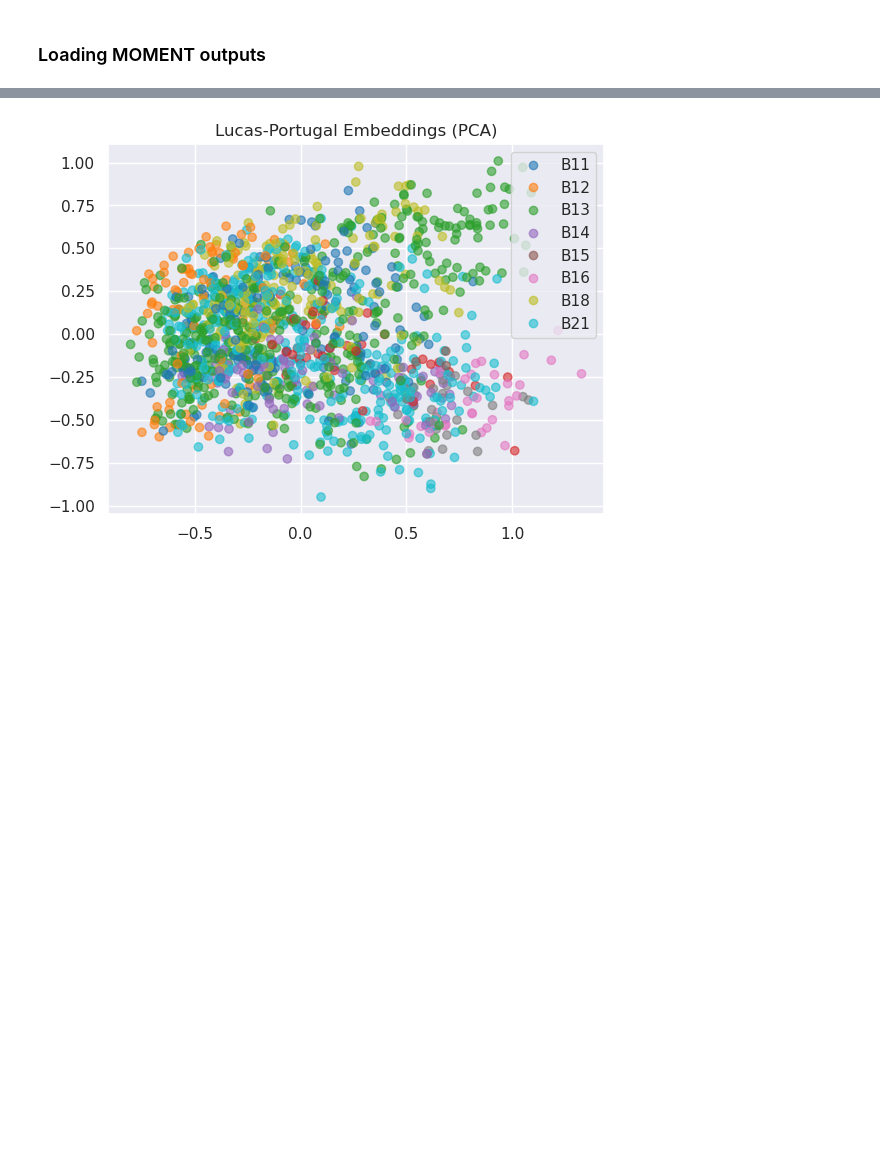
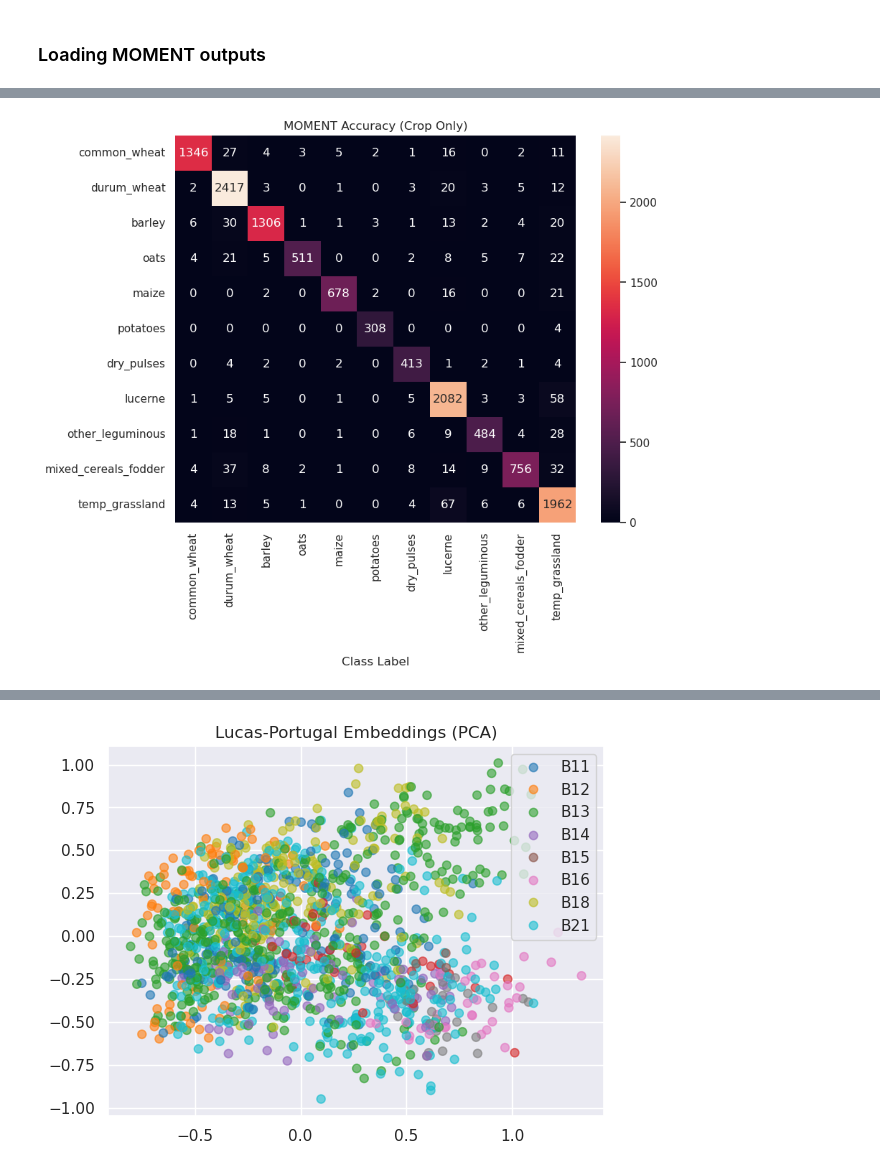
Before and after one commit to adamy03/CropTS, a Jupyter notebook: notebooks/lucas/inference.ipynb, the cells around one changed output, grey strips where cells are left out. Cells and saved outputs as stored; diff of their text form; code cells hidden in the pictures; blank space fills up the shorter version.

```diff
--- a/notebooks/lucas/inference.ipynb
+++ b/notebooks/lucas/inference.ipynb
@@ -97,0 +62,5 @@ np.unique([reverse[x] for x in test_labels], return_counts=True)
+# %%
+results = torch.load('/scratch/bbug/ayang1/model_outputs/moment/classifier/1024_200.pth', map_location=torch.device('cpu'))
+embeddings = np.load(os.path.join('/scratch/bbug/ayang1/datasets/lucas_dataset_ieitptnl', 'test_embed.npy'))
+labels = np.load(os.path.join('/scratch/bbug/ayang1/datasets/lucas_dataset_ieitptnl', 'test_embed_labels.npy'))
+test_ds = EmbeddingDataset(embeddings=embeddings, labels=labels)
@@ -98,3 +105,49 @@ np.unique([reverse[x] for x in test_labels], return_counts=True)
+# %%
+from sklearn.metrics import confusion_matrix
+
+crop_ds = CropTypeDataset(
+    np.load(os.path.join('/scratch/bbug/ayang1/datasets/lucas_dataset_ieitptnl', 'test_signals.npy')),
+    labels = np.load(os.path.join('/scratch/bbug/ayang1/datasets/lucas_dataset_ieitptnl', 'test_labels.npy'))
+)
+keys = crop_ds.get_keys()
+reverse = dict(zip([np.argmax(x) for x in keys.values()], keys.keys()))
+# labels = [reverse[x] for x in np.unique(pred)]
+labels = [
+    'common_wheat',
+    'durum_wheat',
+    'barley',
+    'oats',
+    'maize',
+    'potatoes',
+    'dry_pulses',
+    'lucerne',
+    'other_leguminous',
+    'mixed_cereals_fodder',
+    'temp_grassland'
+]
+
+def confusion_plot(pred, true, labels, title):
+    cf_matrix = confusion_matrix(
+        true,
+        pred
+        )
+
+    fig = plt.figure(figsize=(9,7))
+
+    sns.heatmap(
+        cf_matrix,
+        annot=True, fmt='d',
+        xticklabels=labels,
+        yticklabels=labels
+    )
+
+    plt.title(title)
+    plt.xlabel('Class Label')
+    plt.show()
+
+confusion_plot(pred, true, labels, 'MOMENT Accuracy (Crop Only)')
+# %% [output]
+[figure, added]
 # %%
 from sklearn.metrics import classification_report
 
```
Also changed, not shown: parts of 32 cells of this notebook, 13 other files.
